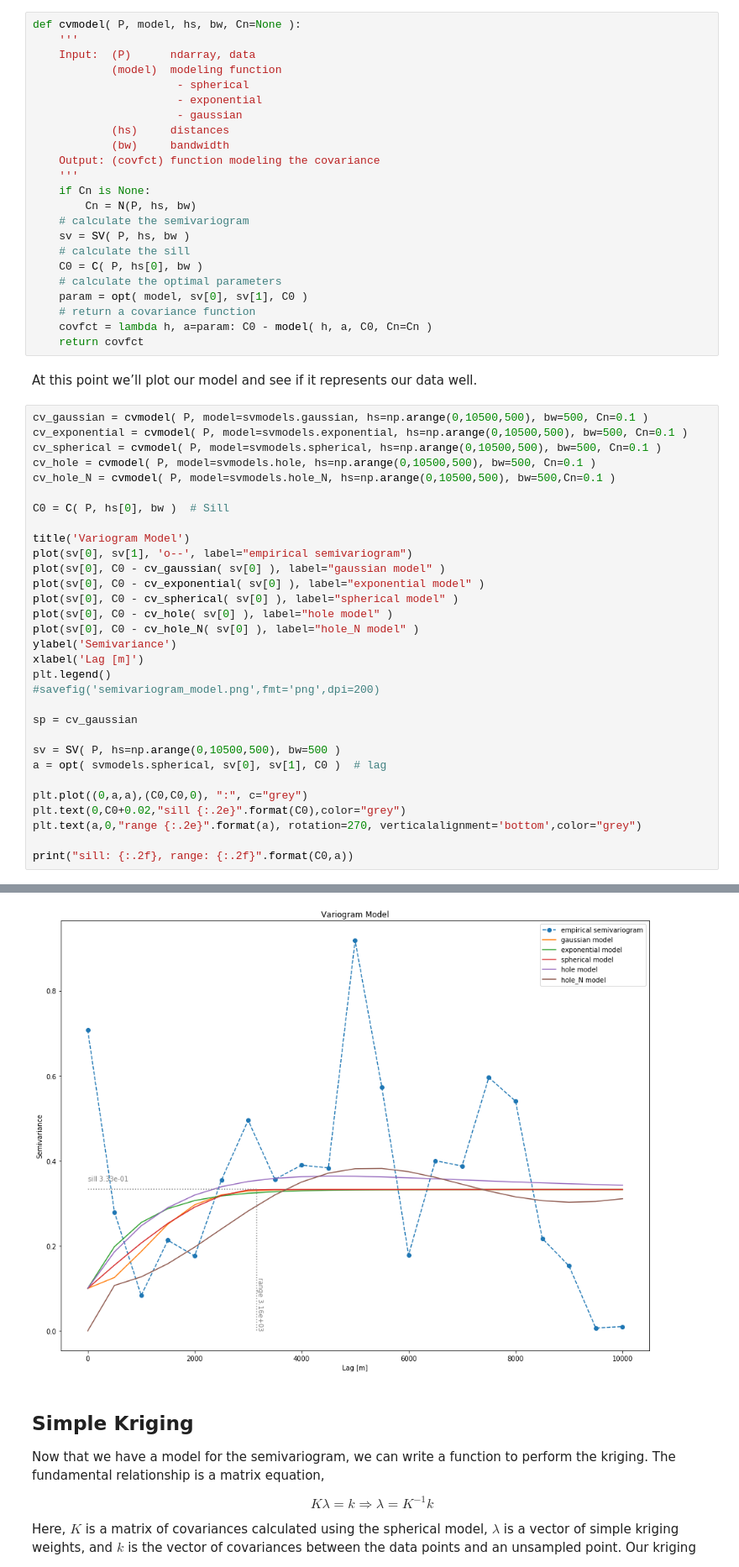
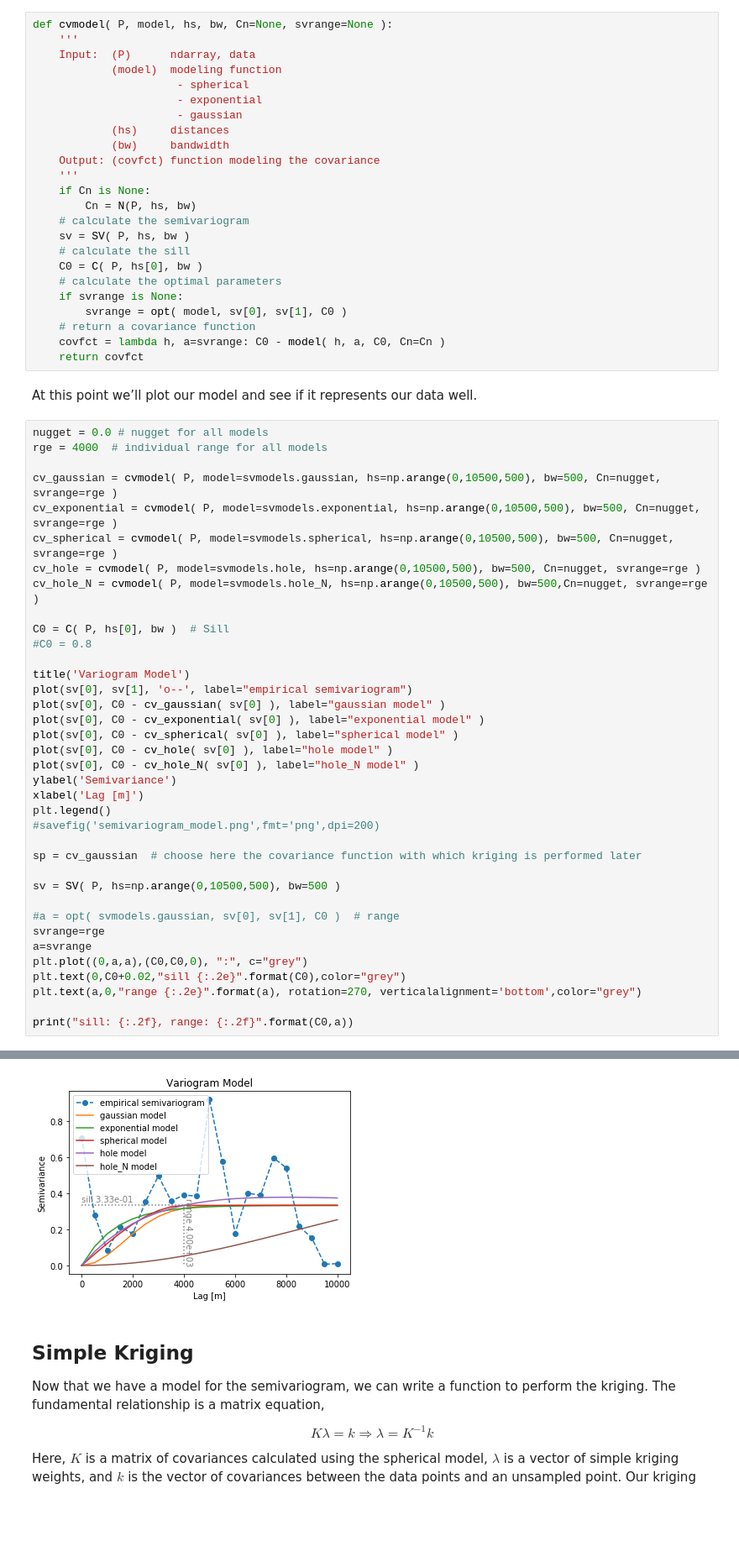
Before and after one commit to red5alex/kriglab, a Jupyter notebook: Ordinary_Kriging-1D.ipynb, the cells around one changed output, grey strips where cells are left out. Shown at 84% size. Drawn from its saved outputs; the diff is of its cells as text; blank space fills up the shorter version.

Commit message:
added individual range and identity matrix for measurement error

```diff
--- a/Ordinary_Kriging-1D.ipynb
+++ b/Ordinary_Kriging-1D.ipynb
@@ -162,7 +162,7 @@ import svmodels
 # %% [markdown]
 Next, cvmodel() fits a model to the semivariogram data and returns a covariance method named covfct().
 # %%
-def cvmodel( P, model, hs, bw, Cn=None ):
+def cvmodel( P, model, hs, bw, Cn=None, svrange=None ):
     '''
     Input:  (P)      ndarray, data
             (model)  modeling function
@@ -180,20 +180,25 @@ def cvmodel( P, model, hs, bw, Cn=None ):
     # calculate the sill
     C0 = C( P, hs[0], bw )
     # calculate the optimal parameters
-    param = opt( model, sv[0], sv[1], C0 )
+    if svrange is None:
+        svrange = opt( model, sv[0], sv[1], C0 )
     # return a covariance function
-    covfct = lambda h, a=param: C0 - model( h, a, C0, Cn=Cn )
+    covfct = lambda h, a=svrange: C0 - model( h, a, C0, Cn=Cn )
     return covfct
 # %% [markdown]
 At this point we’ll plot our model and see if it represents our data well.
 # %%
-cv_gaussian = cvmodel( P, model=svmodels.gaussian, hs=np.arange(0,10500,500), bw=500, Cn=0.1 )
-cv_exponential = cvmodel( P, model=svmodels.exponential, hs=np.arange(0,10500,500), bw=500, Cn=0.1 )
-cv_spherical = cvmodel( P, model=svmodels.spherical, hs=np.arange(0,10500,500), bw=500, Cn=0.1 )
-cv_hole = cvmodel( P, model=svmodels.hole, hs=np.arange(0,10500,500), bw=500, Cn=0.1 )
-cv_hole_N = cvmodel( P, model=svmodels.hole_N, hs=np.arange(0,10500,500), bw=500,Cn=0.1 )
+nugget = 0.0 # nugget for all models
+rge = 4000  # individual range for all models
+
+cv_gaussian = cvmodel( P, model=svmodels.gaussian, hs=np.arange(0,10500,500), bw=500, Cn=nugget, svrange=rge )
+cv_exponential = cvmodel( P, model=svmodels.exponential, hs=np.arange(0,10500,500), bw=500, Cn=nugget, svrange=rge )
+cv_spherical = cvmodel( P, model=svmodels.spherical, hs=np.arange(0,10500,500), bw=500, Cn=nugget, svrange=rge )
+cv_hole = cvmodel( P, model=svmodels.hole, hs=np.arange(0,10500,500), bw=500, Cn=nugget, svrange=rge )
+cv_hole_N = cvmodel( P, model=svmodels.hole_N, hs=np.arange(0,10500,500), bw=500,Cn=nugget, svrange=rge )
 
 C0 = C( P, hs[0], bw )  # Sill
+#C0 = 0.8
 
 title('Variogram Model')
 plot(sv[0], sv[1], 'o--', label="empirical semivariogram")
@@ -207,11 +212,13 @@ xlabel('Lag [m]')
 plt.legend()
 #savefig('semivariogram_model.png',fmt='png',dpi=200)
 
-sp = cv_gaussian
+sp = cv_gaussian  # choose here the covariance function with which kriging is performed later
 
 sv = SV( P, hs=np.arange(0,10500,500), bw=500 )
-a = opt( svmodels.spherical, sv[0], sv[1], C0 )  # lag
 
+#a = opt( svmodels.gaussian, sv[0], sv[1], C0 )  # range
+svrange=rge
+a=svrange
 plt.plot((0,a,a),(C0,C0,0), ":", c="grey")
 plt.text(0,C0+0.02,"sill {:.2e}".format(C0),color="grey")
 plt.text(a,0,"range {:.2e}".format(a), rotation=270, verticalalignment='bottom',color="grey")
@@ -222,4 +229,4 @@ sill: 0.33, range: 3162.66
-[figure, old version]
+[figure, new version]
 # %% [markdown]
 ## Simple Kriging
 
```
Also changed, not shown: parts of 4 cells of this notebook.
